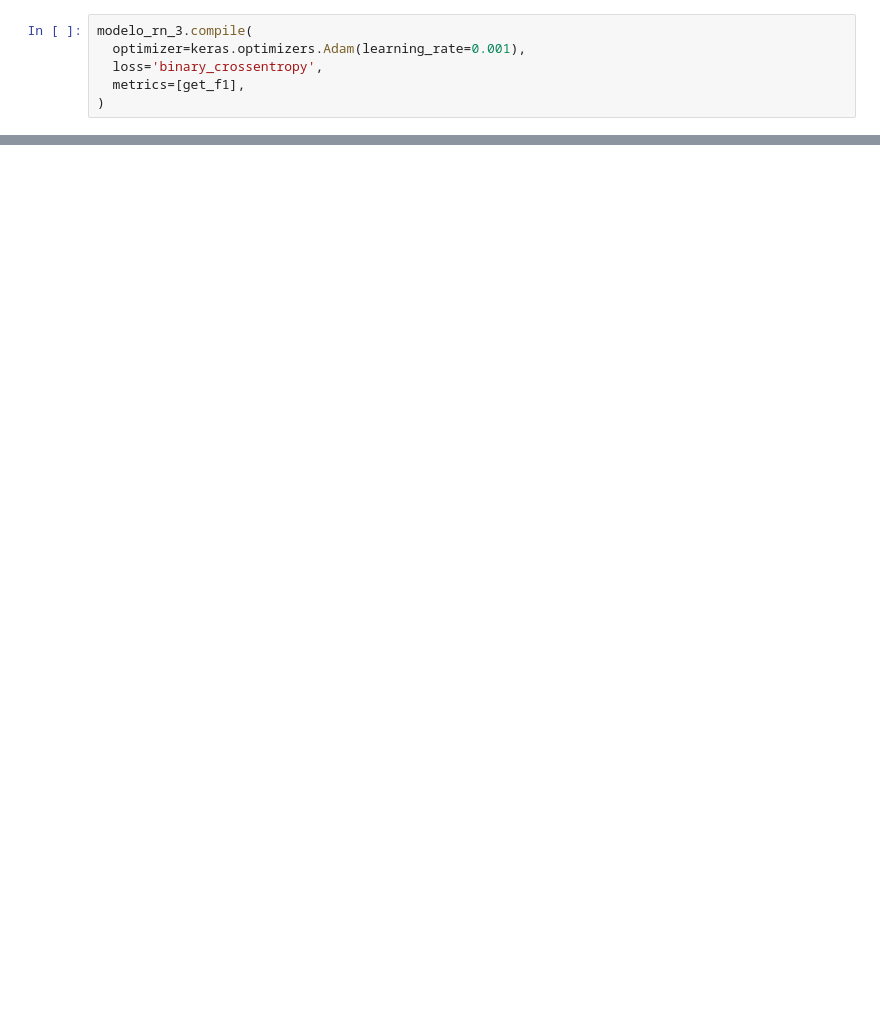
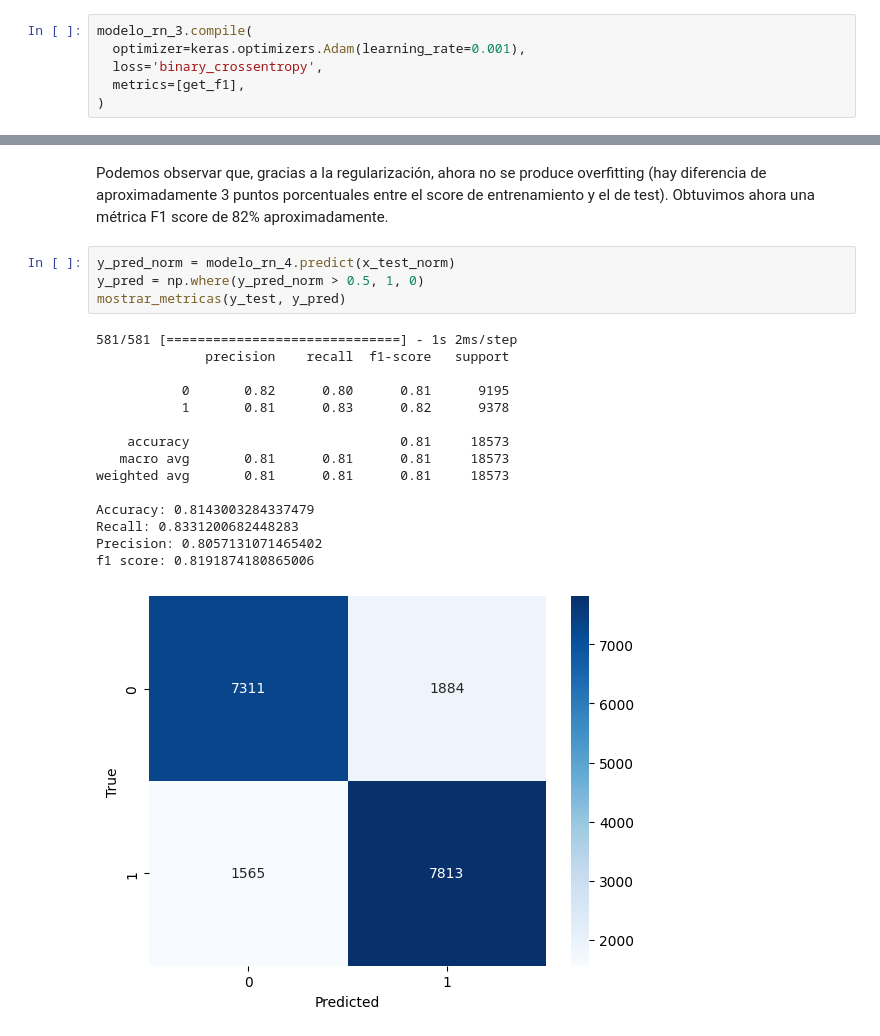
Before and after one commit to mrinkspot/Data-Science-and-Machine-Learning-Projects, a Jupyter notebook: 7506R_TP1_GRUPO20_CHP4_ENTREGA_N1.ipynb, the cells around one changed output, grey strips where cells are left out. Drawn from its saved outputs; the diff is of its cells as text; blank space fills up the shorter version.

```diff
--- a/7506R_TP1_GRUPO20_CHP4_ENTREGA_N1.ipynb
+++ b/7506R_TP1_GRUPO20_CHP4_ENTREGA_N1.ipynb
@@ -377,0 +464,22 @@ f1 score: 0.8179463268055124
+# %% [markdown]
+Podemos observar que, gracias a la regularización, ahora no se produce overfitting (hay diferencia de aproximadamente 3 puntos porcentuales entre el score de entrenamiento y el de test). Obtuvimos ahora una métrica F1 score de 82% aproximadamente.
+# %%
+y_pred_norm = modelo_rn_4.predict(x_test_norm)
+y_pred = np.where(y_pred_norm > 0.5, 1, 0)
+mostrar_metricas(y_test, y_pred)
+# %% [output]
+581/581 [==============================] - 1s 2ms/step
+              precision    recall  f1-score   support
+
+           0       0.82      0.80      0.81      9195
+           1       0.81      0.83      0.82      9378
+
+    accuracy                           0.81     18573
+   macro avg       0.81      0.81      0.81     18573
+weighted avg       0.81      0.81      0.81     18573
+
+Accuracy: 0.8143003284337479
+Recall: 0.8331200682448283
+Precision: 0.8057131071465402
+f1 score: 0.8191874180865006
+[figure, added]
```
Also changed, not shown: parts of 28 cells of this notebook, 3 other files.
